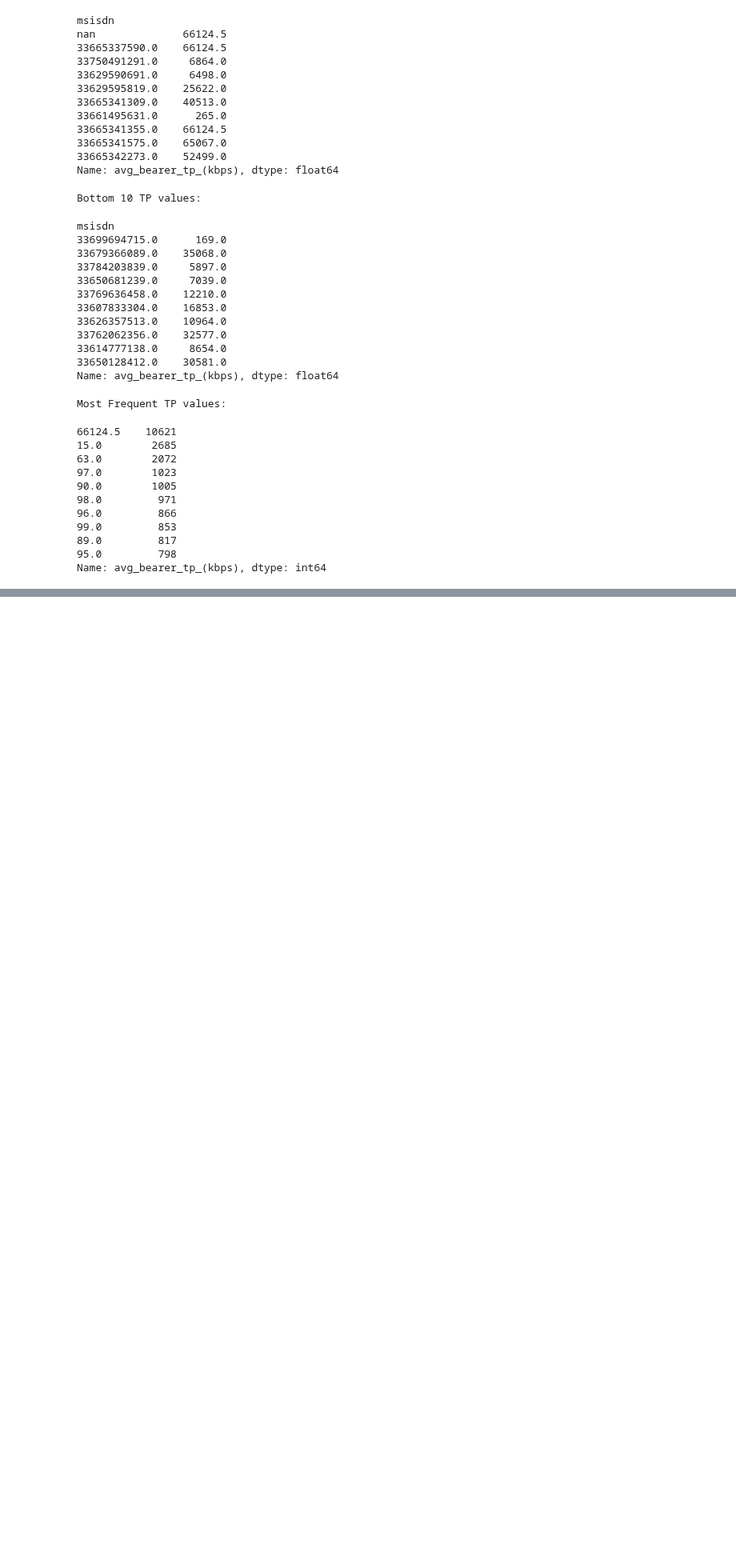
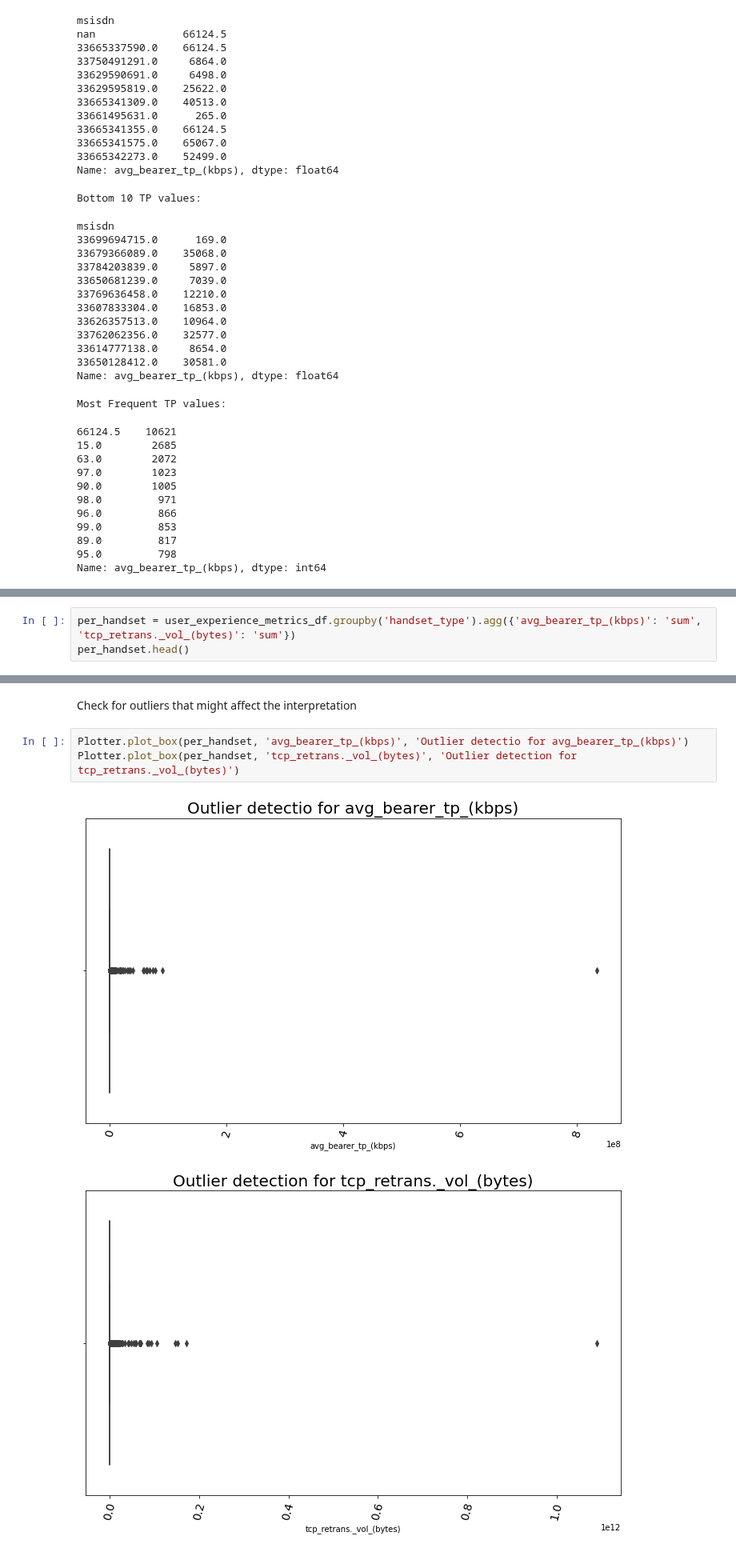
Before and after one commit to teddyk251/Telecom-Data-Analysis, a Jupyter notebook: notebooks/UserExperienceAnalysis.ipynb, the cells around one changed output, grey strips where cells are left out. Shown at 80% size. Saved outputs shown, nothing was run; the diff lists cells and outputs as text; blank space fills up the shorter version.

```diff
--- a/notebooks/UserExperienceAnalysis.ipynb
+++ b/notebooks/UserExperienceAnalysis.ipynb
@@ -313,0 +318,3 @@ Name: avg_bearer_tp_(kbps), dtype: int64
+# %%
+per_handset = user_experience_metrics_df.groupby('handset_type').agg({'avg_bearer_tp_(kbps)': 'sum', 'tcp_retrans._vol_(bytes)': 'sum'})
+per_handset.head()
@@ -313,0 +329,8 @@ Name: avg_bearer_tp_(kbps), dtype: int64
+# %% [markdown]
+Check for outliers that might affect the interpretation
+# %%
+Plotter.plot_box(per_handset, 'avg_bearer_tp_(kbps)', 'Outlier detectio for avg_bearer_tp_(kbps)')
+Plotter.plot_box(per_handset, 'tcp_retrans._vol_(bytes)', 'Outlier detection for tcp_retrans._vol_(bytes)')
+# %% [output]
+[figure, added]
+[figure, added]
```
Also changed, not shown: parts of 6 cells of this notebook.
